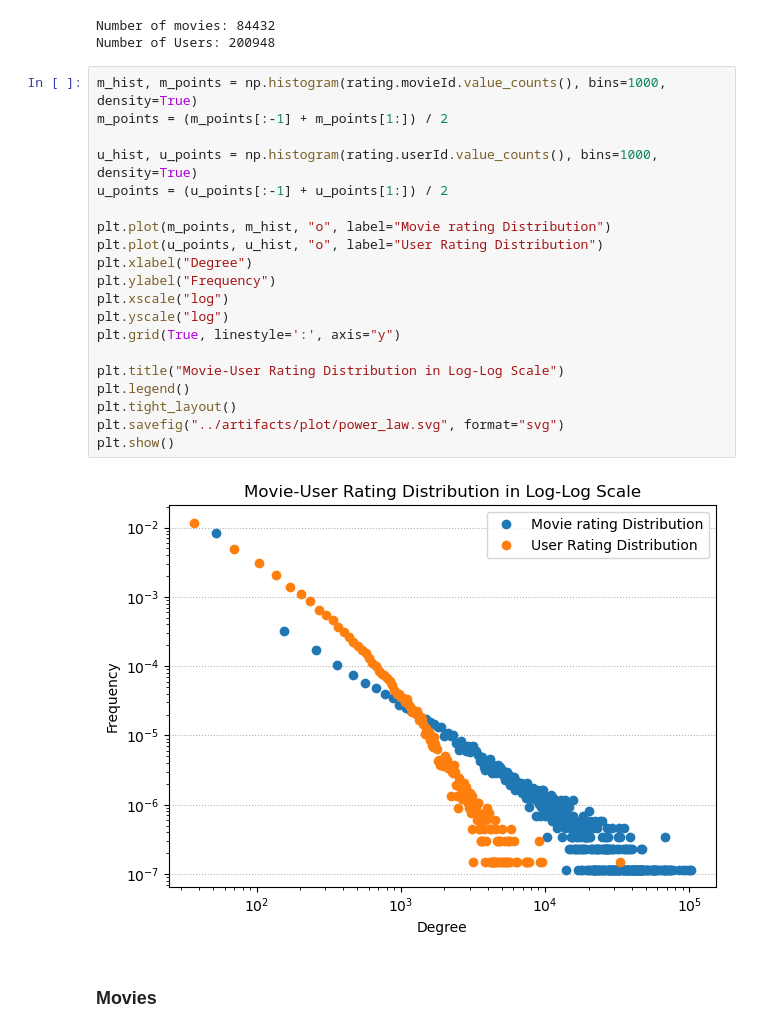
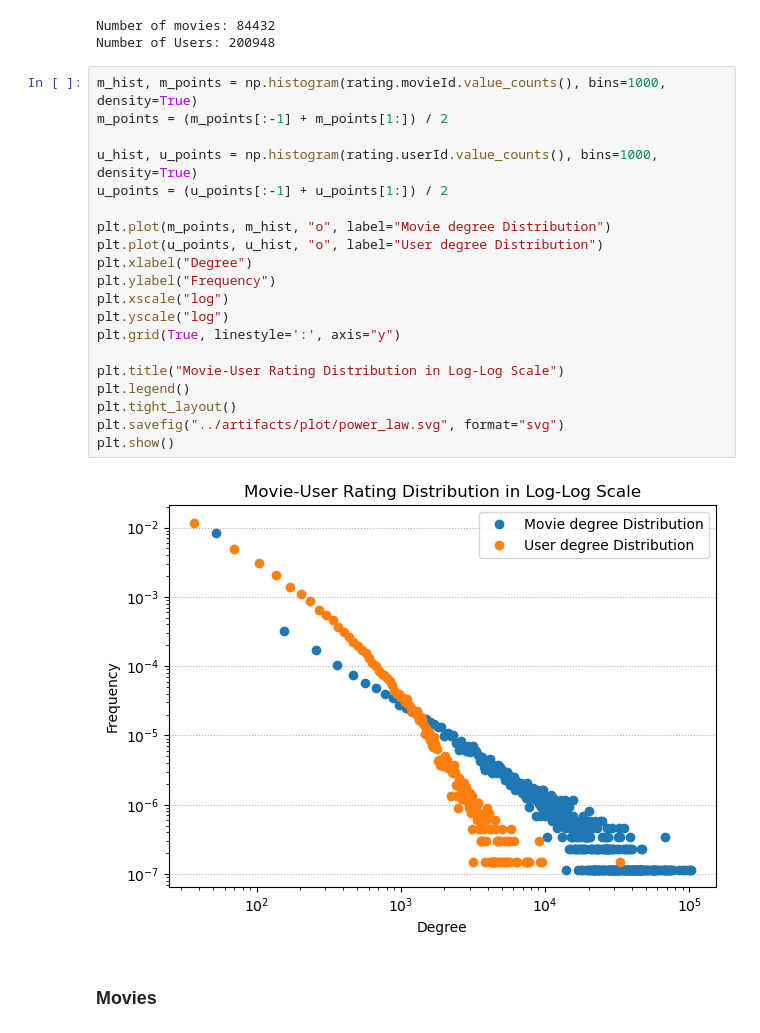
Before and after one commit to Toavina00/Recommender-system, a Jupyter notebook: notebooks/exploration.ipynb, the cells around one changed output. Drawn from its saved outputs; the diff is of its cells as text.

Commit message:
update plots

```diff
--- a/notebooks/exploration.ipynb
+++ b/notebooks/exploration.ipynb
@@ -55,25 +55,25 @@ Number of Users: 200948
 # %%
 m_hist, m_points = np.histogram(rating.movieId.value_counts(), bins=1000, density=True)
 m_points = (m_points[:-1] + m_points[1:]) / 2
 
 u_hist, u_points = np.histogram(rating.userId.value_counts(), bins=1000, density=True)
 u_points = (u_points[:-1] + u_points[1:]) / 2
 
-plt.plot(m_points, m_hist, "o", label="Movie rating Distribution")
-plt.plot(u_points, u_hist, "o", label="User Rating Distribution")
+plt.plot(m_points, m_hist, "o", label="Movie degree Distribution")
+plt.plot(u_points, u_hist, "o", label="User degree Distribution")
 plt.xlabel("Degree")
 plt.ylabel("Frequency")
 plt.xscale("log")
 plt.yscale("log")
 plt.grid(True, linestyle=':', axis="y")
 
 plt.title("Movie-User Rating Distribution in Log-Log Scale")
 plt.legend()
 plt.tight_layout()
 plt.savefig("../artifacts/plot/power_law.svg", format="svg")
 plt.show()
 # %% [output]
-[figure, old version]
+[figure, new version]
 # %% [markdown]
 ### Movies
 # %%
```
Also changed, not shown: 1 other file.
